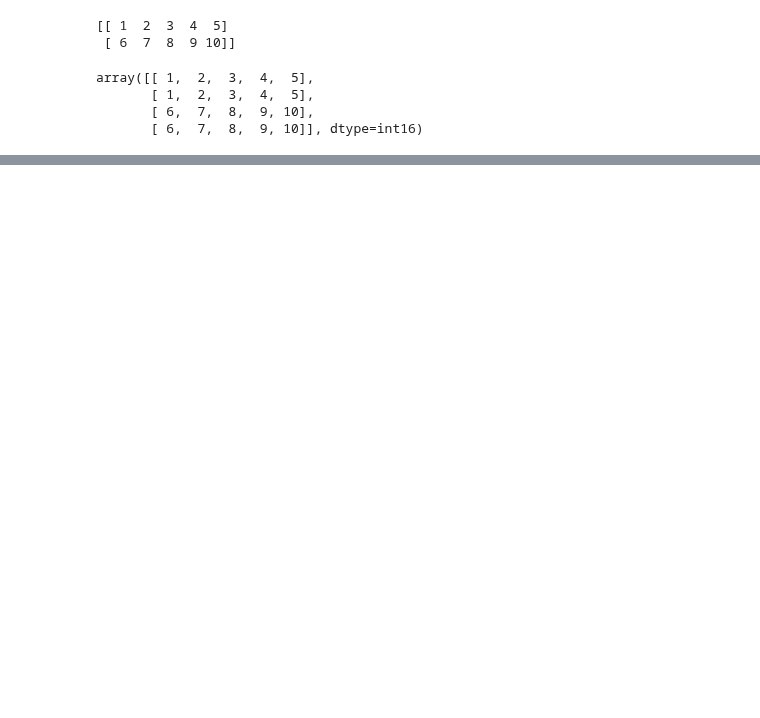
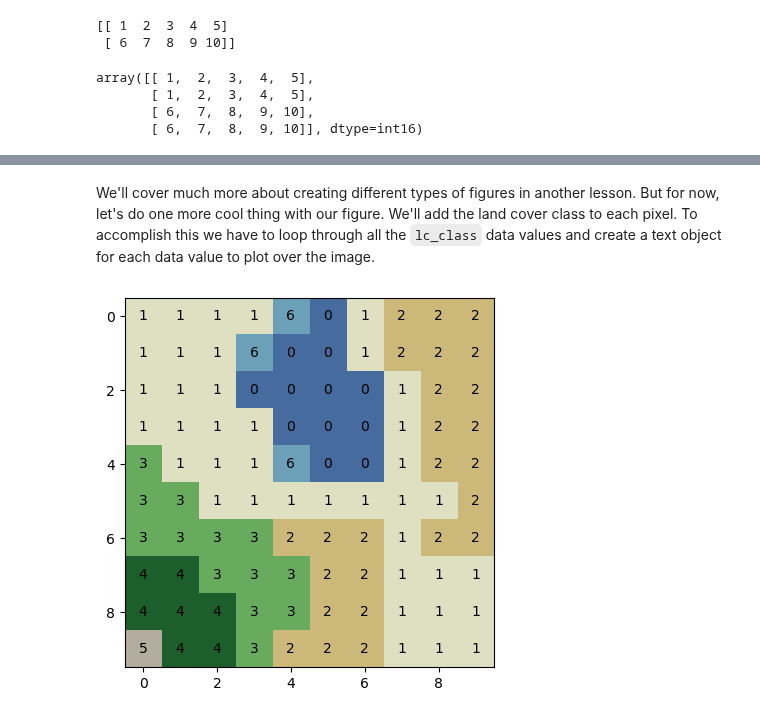
Before and after one commit to kerriegeil/DEV_canvas_beginner_py, a Jupyter notebook: IntroToNumpy.ipynb, the cells around one changed output, grey strips where cells are left out. Drawn from its saved outputs; the diff is of its cells as text; code cells hidden in the pictures; blank space fills up the shorter version.

````diff
--- a/IntroToNumpy.ipynb
+++ b/IntroToNumpy.ipynb
@@ -468,0 +792,12 @@ Examples of selecting from an array the data values that fullfill certain condit
+# %% [markdown]
+We'll cover much more about creating different types of figures in another lesson. But for now, let's do one more cool thing with our figure. We'll add the land cover class to each pixel. To accomplish this we have to loop through all the ```lc_class``` data values and create a text object for each data value to plot over the image.
+# %%
+# add the landcover class to each pixel
+
+plt.imshow(rgb_palette[lc_class])
+
+for i in range(0, lc_class.shape[0]):
+    for j in range(0, lc_class.shape[1]):
+        plt.text(j, i, str(lc_class[i,j]), va='center', ha='center')
+# %% [output]
+[figure, added]
````
Also changed, not shown: parts of 120 cells of this notebook.
